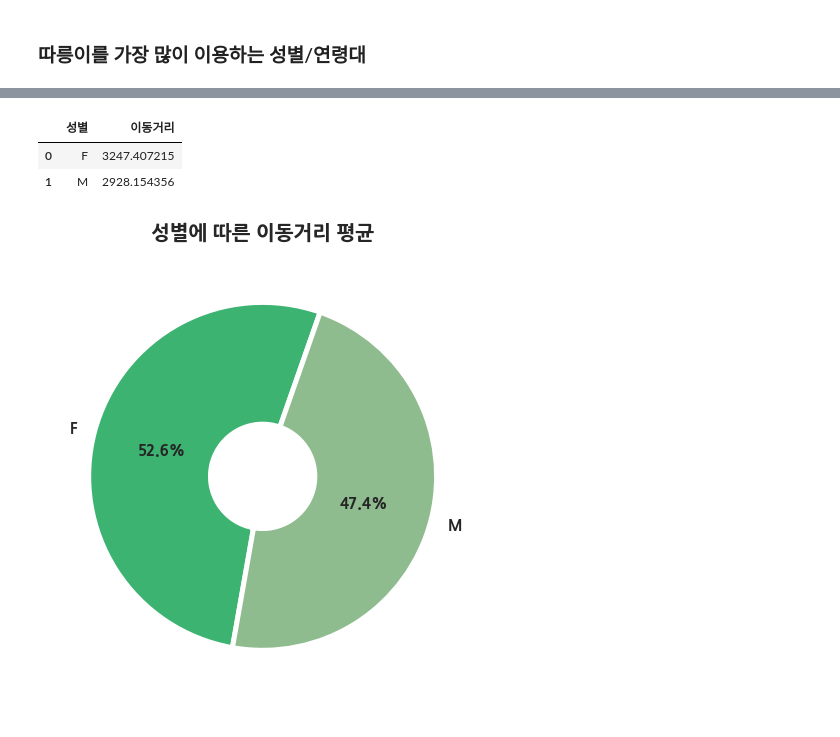
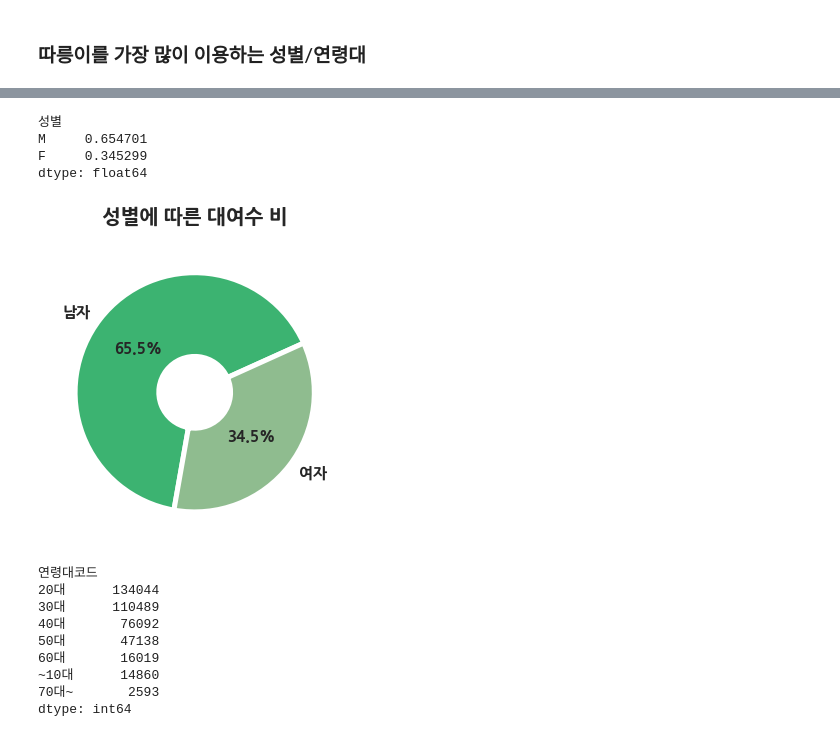
Before and after one commit to yunju727/Opensource-Project, a Jupyter notebook: main.ipynb, the cells around one changed output, grey strips where cells are left out. Cells and saved outputs as stored; diff of their text form; code cells hidden in the pictures.

```diff
--- a/main.ipynb
+++ b/main.ipynb
@@ -213,6 +244,6 @@ plt.show()
 ### 따릉이를 가장 많이 이용하는 성별/연령대
 # %%
 # 분석에 필요한 컬럼인 성별과 이동거리 컬럼만 남긴다.
-dfsex=df_day.loc[:,['성별','이동거리']]
-dfsex
+dfsex=df_day.loc[:,['성별']]
+dfsex.value_counts()
 # %% [output]
@@ -242,24 +257,36 @@ sexave  #확인해보면 sex의 종류가 F,M,f,m으로 나오므로 이를 합
 # f를 F로, m을 M으로 대체하는 작업을 한다.
 dfsex=dfsex.replace({'성별':'f'},{'성별':'F'})
 dfsex=dfsex.replace({'성별':'m'},{'성별':'M'})
-# %%
-#다시 성별 별로 평균을 구한다.
-sexave=dfsex.groupby(['성별'],as_index=False).mean()
-sexave
-# %% [output]
-|  | 성별 | 이동거리 |
-| 0 | F | 3247.407215 |
-| 1 | M | 2928.154356 |
+# %%
+df_sex=dfsex.value_counts(normalize=True)
+df_sex
+# %% [output]
+성별
+M     0.654701
+F     0.345299
+dtype: float64
 # %%
-# 남녀 이동거리 비율을 원형 차트로 나타낸다.
-all=sexave['이동거리'][0]+sexave['이동거리'][1]
-ratio = [sexave['이동거리'][0]/all,sexave['이동거리'][1]/all]
-labels = ['F', 'M']
+# 남녀 대여건수 비율을 원형 차트로 나타낸다.
+ratio = [df_sex[0],df_sex[1]]
+labels = ['남자', '여자']
 colors = ['mediumseagreen','darkseagreen']
 wedgeprops={'width': 0.7, 'edgecolor': 'w', 'linewidth': 5}
 title_font = {'fontsize': 20,'fontweight': 'bold'}
-title = plt.title('성별에 따른 이동거리 평균', fontdict=title_font, loc='center', pad=20)
+title = plt.title('성별에 따른 대여건수 비율', fontdict=title_font, loc='center', pad=20)
 plt.pie(ratio, labels=labels, autopct='%.1f%%', startangle=260, counterclock=False, colors=colors, wedgeprops=wedgeprops,textprops={'size':15,'weight':'bold'})
 plt.show()
 # %% [output]
-[figure, old version]
+[figure, new version]
+# %%
+dfage=df_day.loc[:,['연령대코드']]
+dfage.value_counts()
+# %% [output]
+연령대코드
+20대      134044
+30대      110489
+40대       76092
+50대       47138
+60대       16019
+~10대      14860
+70대~       2593
+dtype: int64
```
Also changed, not shown: parts of 17 cells of this notebook.
